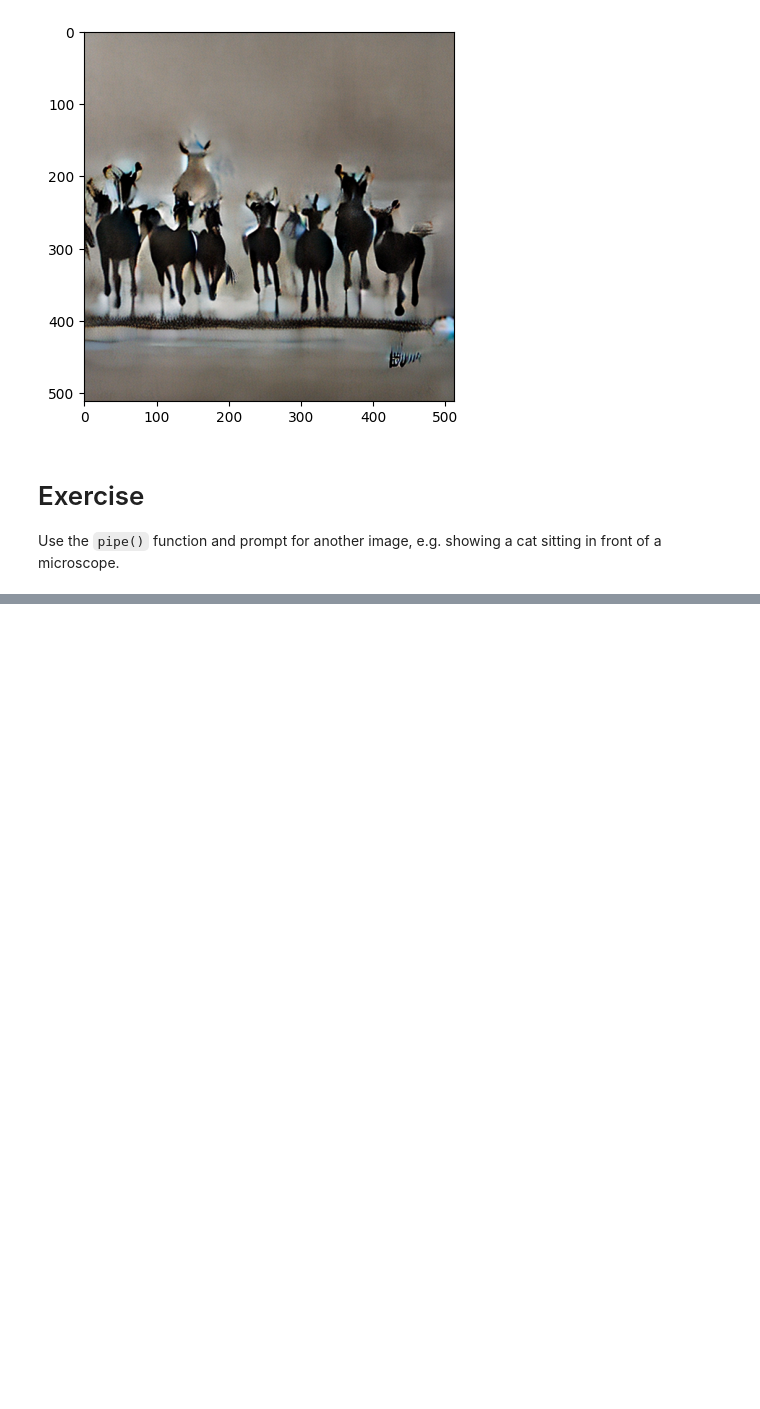
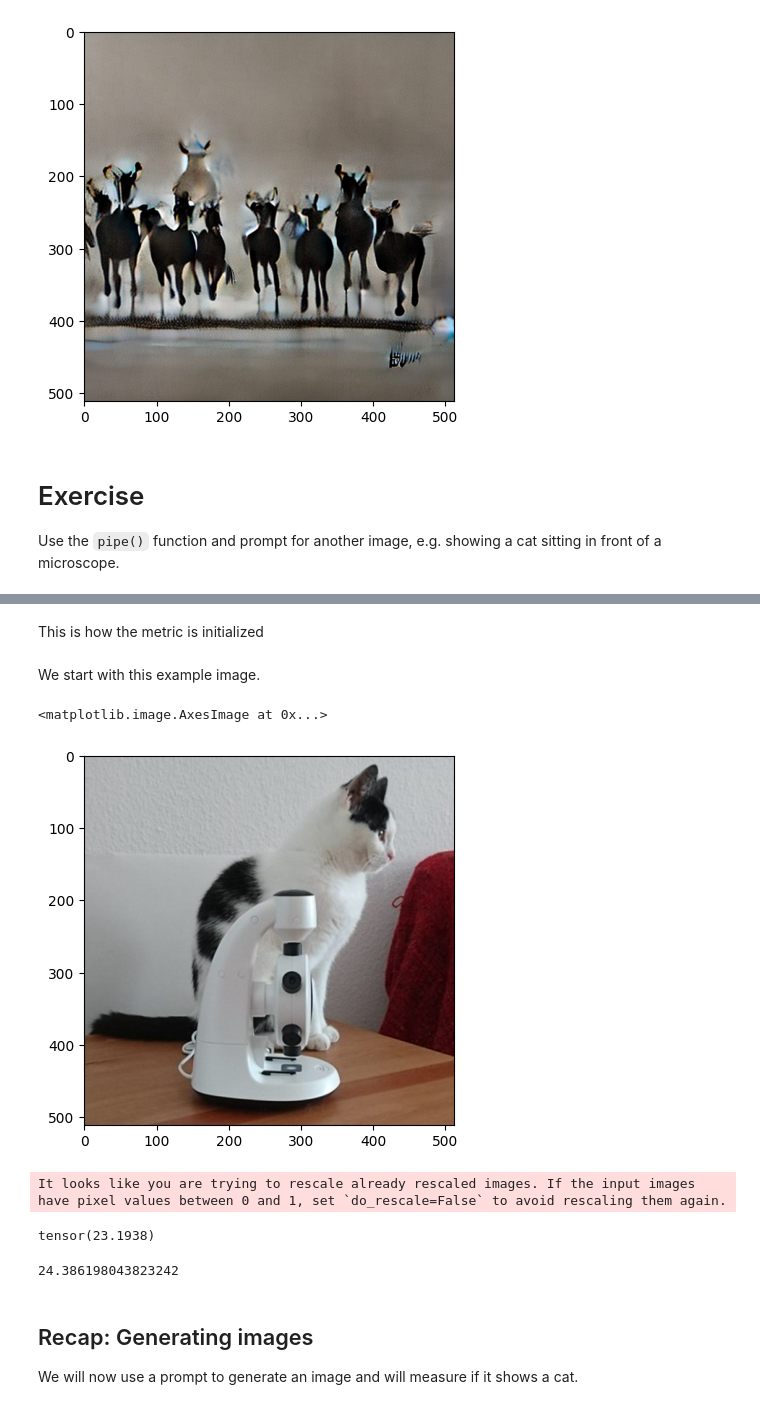
Before and after one commit to zrthxn/secretllm, a Jupyter notebook: 10-diffusion/1_stablediffusion.ipynb, the cells around one changed output, grey strips where cells are left out. Saved outputs shown, nothing was run; the diff lists cells and outputs as text; code cells hidden in the pictures; blank space fills up the shorter version.

```diff
--- a/10-diffusion/1_stablediffusion.ipynb
+++ b/10-diffusion/1_stablediffusion.ipynb
@@ -81,0 +81,2 @@ Use the `pipe()` function and prompt for another image, e.g. showing a cat sitti
+# %% [markdown]
+This is how the metric is initialized
@@ -81,0 +87,28 @@ Use the `pipe()` function and prompt for another image, e.g. showing a cat sitti
+# %% [markdown]
+We start with this example image.
+# %%
+import seaborn as sns
+from PIL import Image
+from matplotlib import pyplot as plt
+
+image = Image.open("real_cat.png")
+plt.imshow(image)
+# %% [output]
+<matplotlib.image.AxesImage at 0x...>
+[figure, added]
+# %%
+from torchvision.transforms import functional as TF
+
+score = metric(TF.to_tensor(image), "cat")
+score.detach()
+# %% [output]
+It looks like you are trying to rescale already rescaled images. If the input images have pixel values between 0 and 1, set `do_rescale=False` to avoid rescaling them again.
+tensor(23.1938)
+# %%
+score = metric(TF.to_tensor(image), "microscope")
+float(score.detach())
+# %% [output]
+24.386198043823242
+# %% [markdown]
+## Recap: Generating images
+We will now use a prompt to generate an image and will measure if it shows a cat.
```
Also changed, not shown: parts of 13 cells of this notebook, 4 other files.
